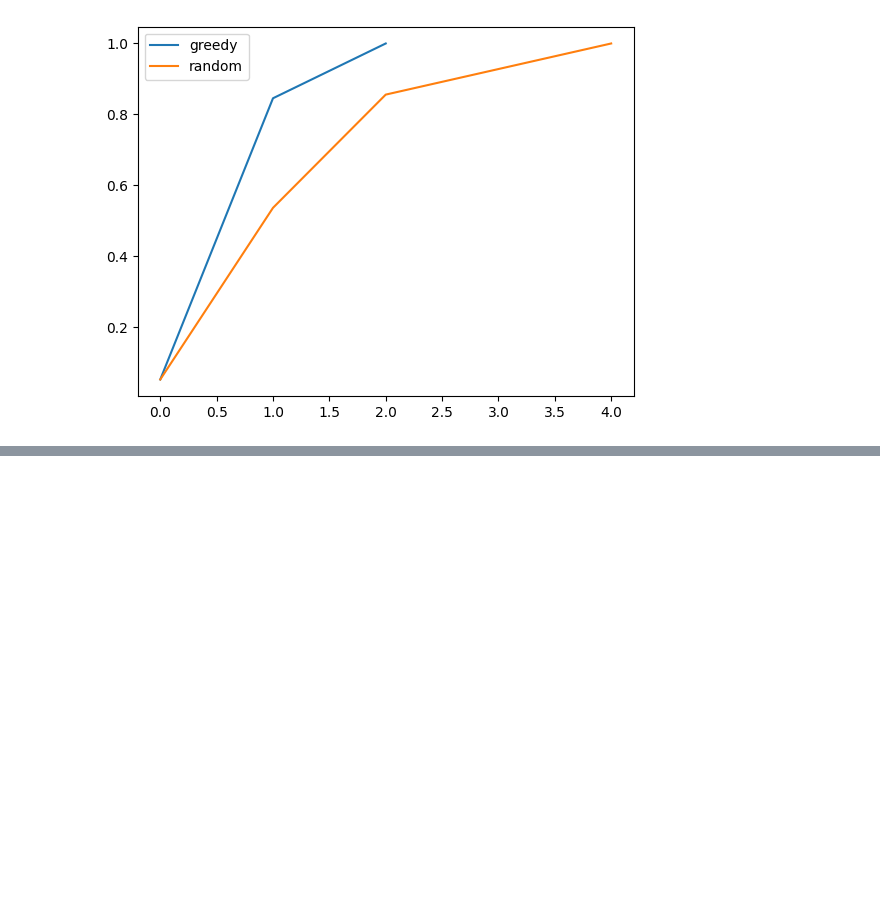
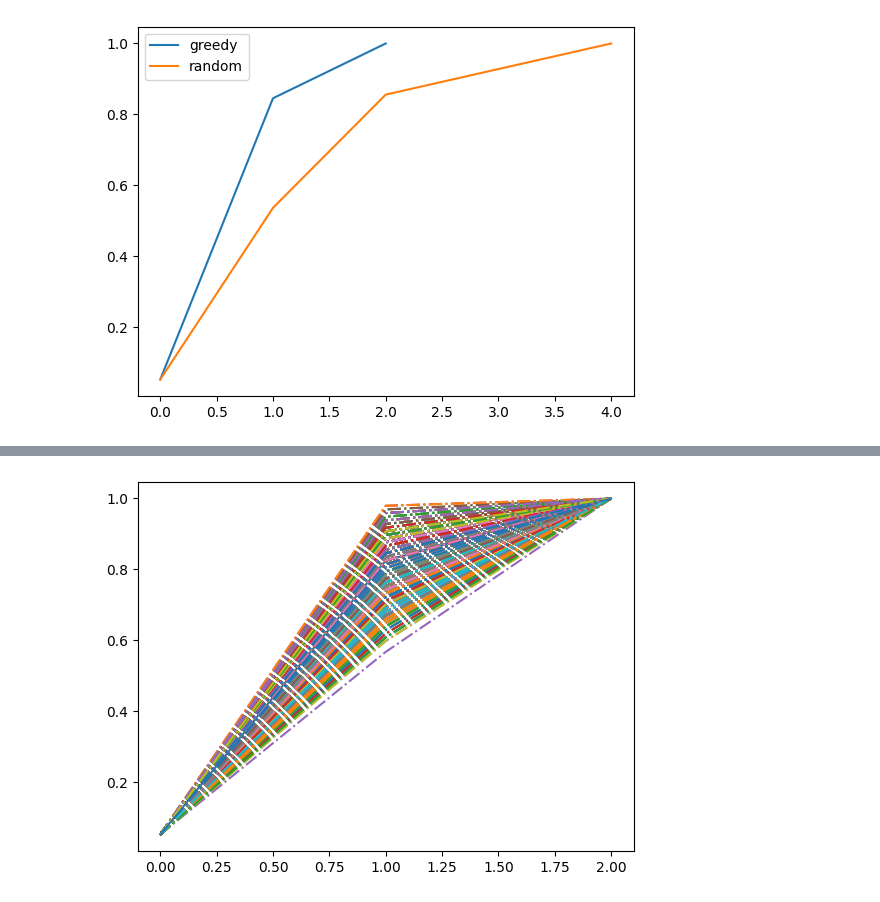
Before and after one commit to PierreRemacle/LINMA2472_P1, a Jupyter notebook: HW1.ipynb, the cells around one changed output, grey strips where cells are left out. Drawn from its saved outputs; the diff is of its cells as text; code cells hidden in the pictures; blank space fills up the shorter version.

```diff
--- a/HW1.ipynb
+++ b/HW1.ipynb
@@ -622,3 +596,18 @@ SC = cascade(BA, [14, 3, 30, 89, 25])
+# %%
+SC = cascade(BA, [14, 3, 30, 89, 25])
+for i in range (len(SC)):
+    SC[i]=SC[i]/97
+plt.plot(SC)
+
+for i in range (1000):
+    spreading_curve = cascade(BA,random.sample(range(0, nx.number_of_nodes(BA)), 5))
+    for j in range (len(spreading_curve)):
+        spreading_curve[j]=spreading_curve[j]/97
+    plt.plot(spreading_curve,'-.')
+
+plt.show()
+# %% [output]
+[figure, added]
 # %%
 plotSpreadingCurve(SC, "greedy")
 plotSpreadingCurve(spreading_curve, "random")
```
Also changed, not shown: parts of 5 cells of this notebook.
